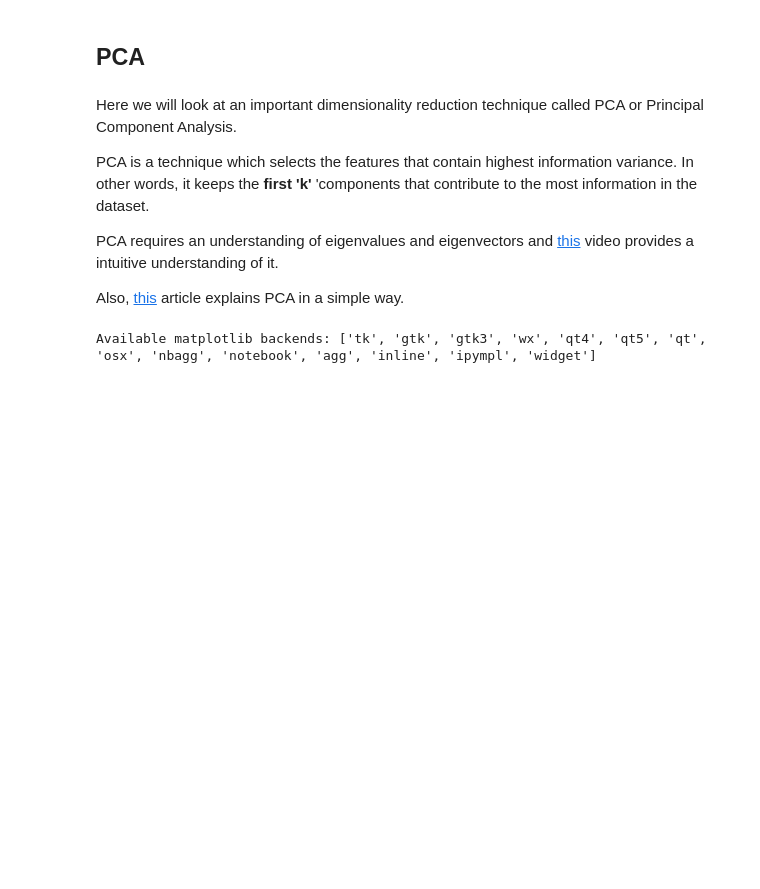
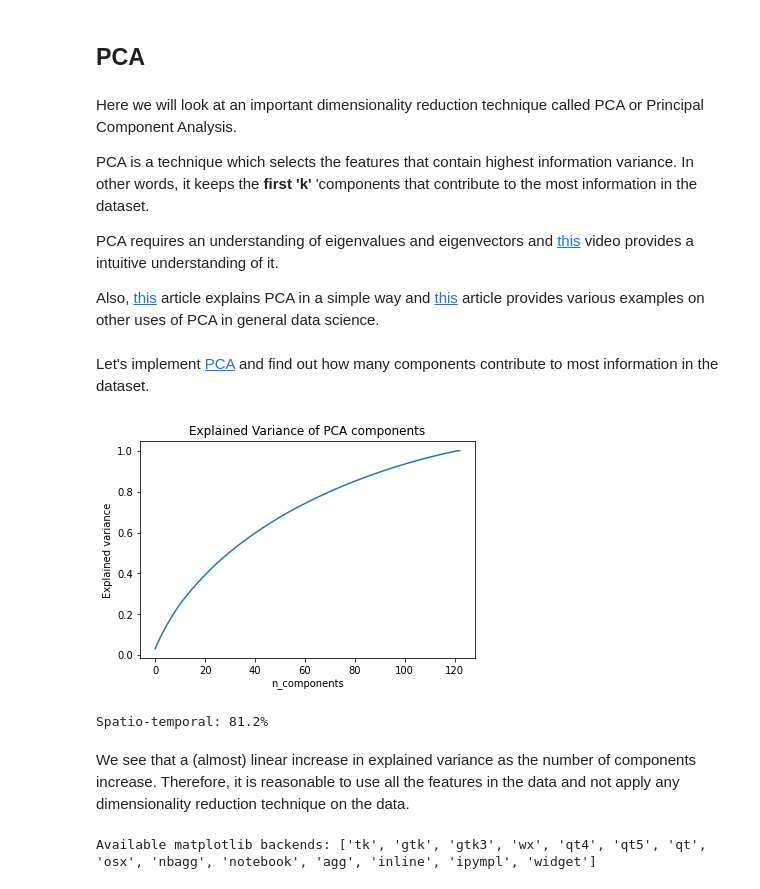
Before and after one commit to simpleParadox/PSYCO-576-Fall-2020, a Jupyter notebook: PSYCO_576_ML_for_Psychology_DW_2.ipynb, the cells around one changed output. Saved outputs shown, nothing was run; the diff lists cells and outputs as text; code cells hidden in the pictures; blank space fills up the shorter version.

```diff
--- a/PSYCO_576_ML_for_Psychology_DW_2.ipynb
+++ b/PSYCO_576_ML_for_Psychology_DW_2.ipynb
@@ -58,7 +58,8 @@ raw = mne.io.read_raw_fif(sample_data_raw_file, preload=True)  # Read the raw .f
 event_id = {'Auditory/Left': 1, 'Auditory/Right': 2}  # just use two
 # Set up pick list: EEG + MEG - bad channels (modify to your needs)
 events = mne.find_events(raw, 'STI 014')
-
+tmin = -0.200
+tmax = 0.500
 # Set up pick list: EEG + MEG - bad channels (modify to your needs)
 raw.info['bads'] += ['MEG 2443', 'EEG 053']  # bads + 2 more
 
@@ -171,4 +178,16 @@ PCA is a technique which selects the features that contain highest information v
 
 PCA requires an understanding of eigenvalues and eigenvectors and [this](https://www.youtube.com/watch?v=PFDu9oVAE-g) video provides a intuitive understanding of it.
 
-Also, [this](https://towardsdatascience.com/a-one-stop-shop-for-principal-component-analysis-5582fb7e0a9c) article explains PCA in a simple way.
+Also, [this](https://towardsdatascience.com/a-one-stop-shop-for-principal-component-analysis-5582fb7e0a9c) article explains PCA in a simple way and [this](https://jakevdp.github.io/PythonDataScienceHandbook/05.09-principal-component-analysis.html) article provides various examples on other uses of PCA in general data science.
+# %% [markdown]
+Let's implement [PCA](https://scikit-learn.org/stable/modules/generated/sklearn.decomposition.PCA.html) and find out how many components contribute to most information in the dataset.
+# %%
+#@title Run this cell to plot pca variance.
+def plot_pca(pca_data):
+  x_ticks = [i for i in range(len(pca_data))]
+  cumsum = np.cumsum(pca_data)
+  plt.xlabel('n_components')
+  plt.ylabel('Explained variance')
+  plt.title('Explained Variance of PCA components')
+  plt.plot(x_ticks, cumsum)
+  plt.show()
@@ -175,3 +197,24 @@ Also, [this](https://towardsdatascience.com/a-one-stop-shop-for-principal-compon
+# %%
+scaler = StandardScaler()
+mod_X_scaled = scaler.fit_transform(mod_X)  # Scaling data because PCA is susceptible to changes in feature ranges.
+pca = PCA()  # Create PCA class.
+pca.fit(mod_X_scaled)  # fit PCA to the 2-d data.
+# Plot the variance explained by the components.
+plot_pca(pca.explained_variance_ratio_)
+# %% [output]
+[figure, added]
+# %%
+clf = make_pipeline(StandardScaler(), LogisticRegression(solver='lbfgs'))
+
+scores = cross_val_multiscore(clf, mod_X[:,:50], y, cv=5, n_jobs=1)  # Checking to see if fewer features give a reduced performance.
+
+# Mean scores across cross-validation splits
+score = np.mean(scores, axis=0)
+print('Spatio-temporal: %0.1f%%' % (100 * score))
+# %% [output]
+Spatio-temporal: 81.2%
+# %% [markdown]
+We see that a (almost) linear increase in explained variance as the number of components increase. Therefore, it is reasonable to use all the features in the data and not apply any dimensionality reduction technique on the data.
 # %%
 %matplotlib --list
 # %% [output]
```
Also changed, not shown: parts of 4 cells of this notebook.
